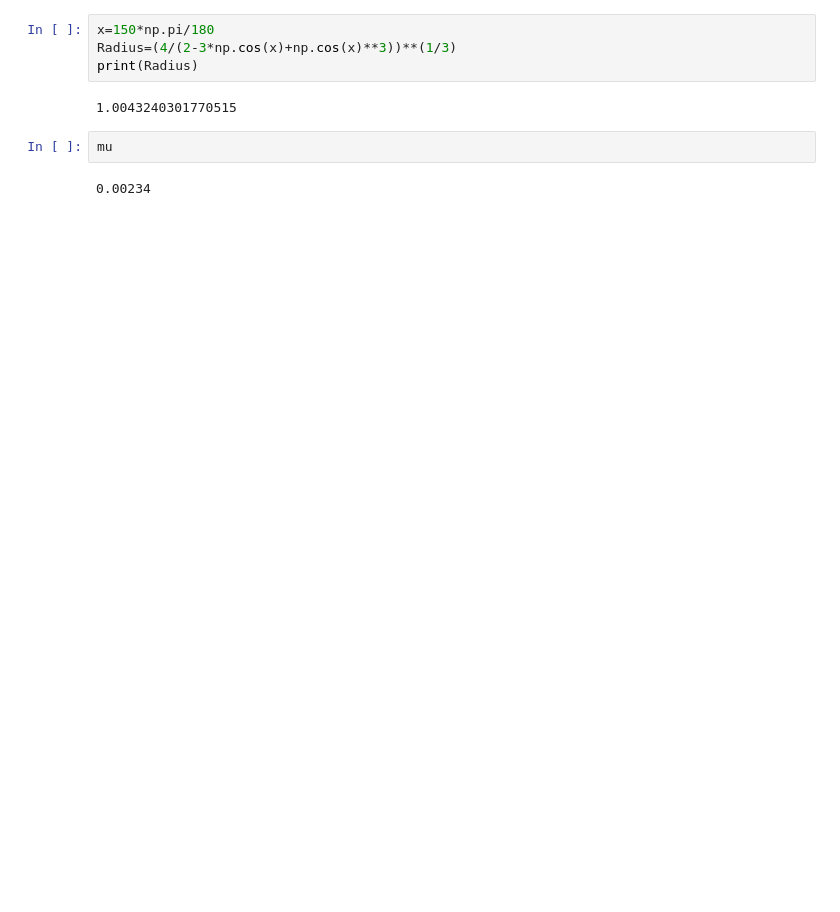
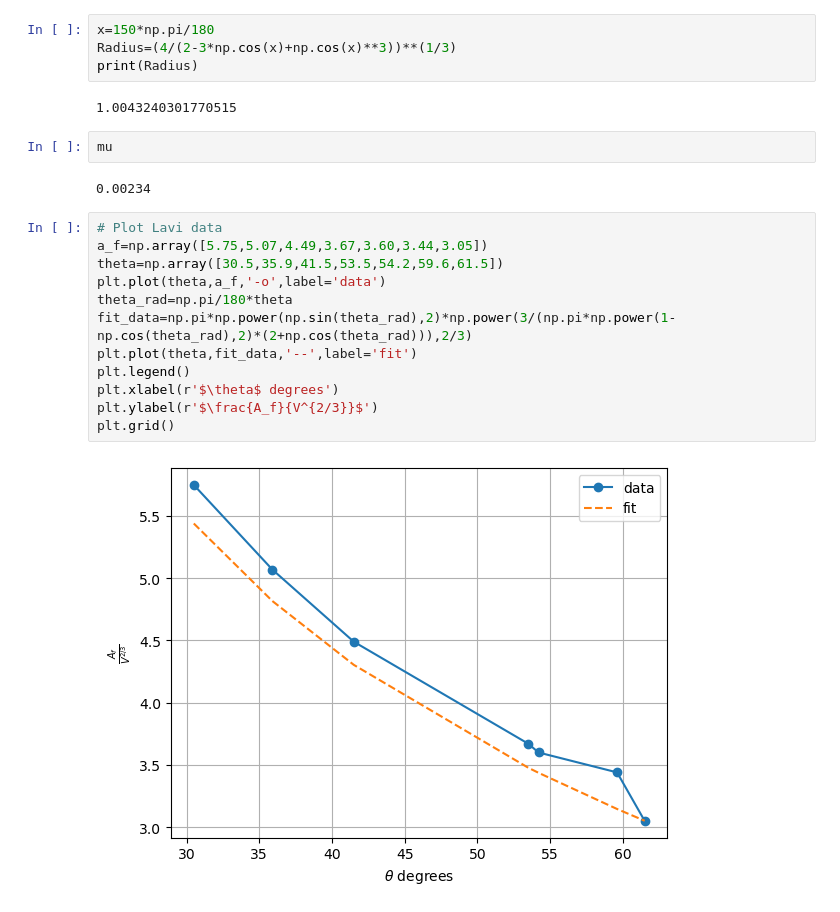
Before and after one commit to pmt58/Droplet_NGA2, a Jupyter notebook: beta.ipynb, the cells around one changed output. Saved outputs shown, nothing was run; the diff lists cells and outputs as text; blank space fills up the shorter version.

```diff
--- a/beta.ipynb
+++ b/beta.ipynb
@@ -27,3 +27,17 @@ print(Radius)
 mu
 # %% [output]
 0.00234
+# %%
+# Plot Lavi data
+a_f=np.array([5.75,5.07,4.49,3.67,3.60,3.44,3.05])
+theta=np.array([30.5,35.9,41.5,53.5,54.2,59.6,61.5])
+plt.plot(theta,a_f,'-o',label='data')
+theta_rad=np.pi/180*theta
+fit_data=np.pi*np.power(np.sin(theta_rad),2)*np.power(3/(np.pi*np.power(1-np.cos(theta_rad),2)*(2+np.cos(theta_rad))),2/3)
+plt.plot(theta,fit_data,'--',label='fit')
+plt.legend()
+plt.xlabel(r'$\theta$ degrees')
+plt.ylabel(r'$\frac{A_f}{V^{2/3}}$')
+plt.grid()
+# %% [output]
+[figure, added]
```
Also changed, not shown: parts of 2 cells of this notebook, 2 other files.
